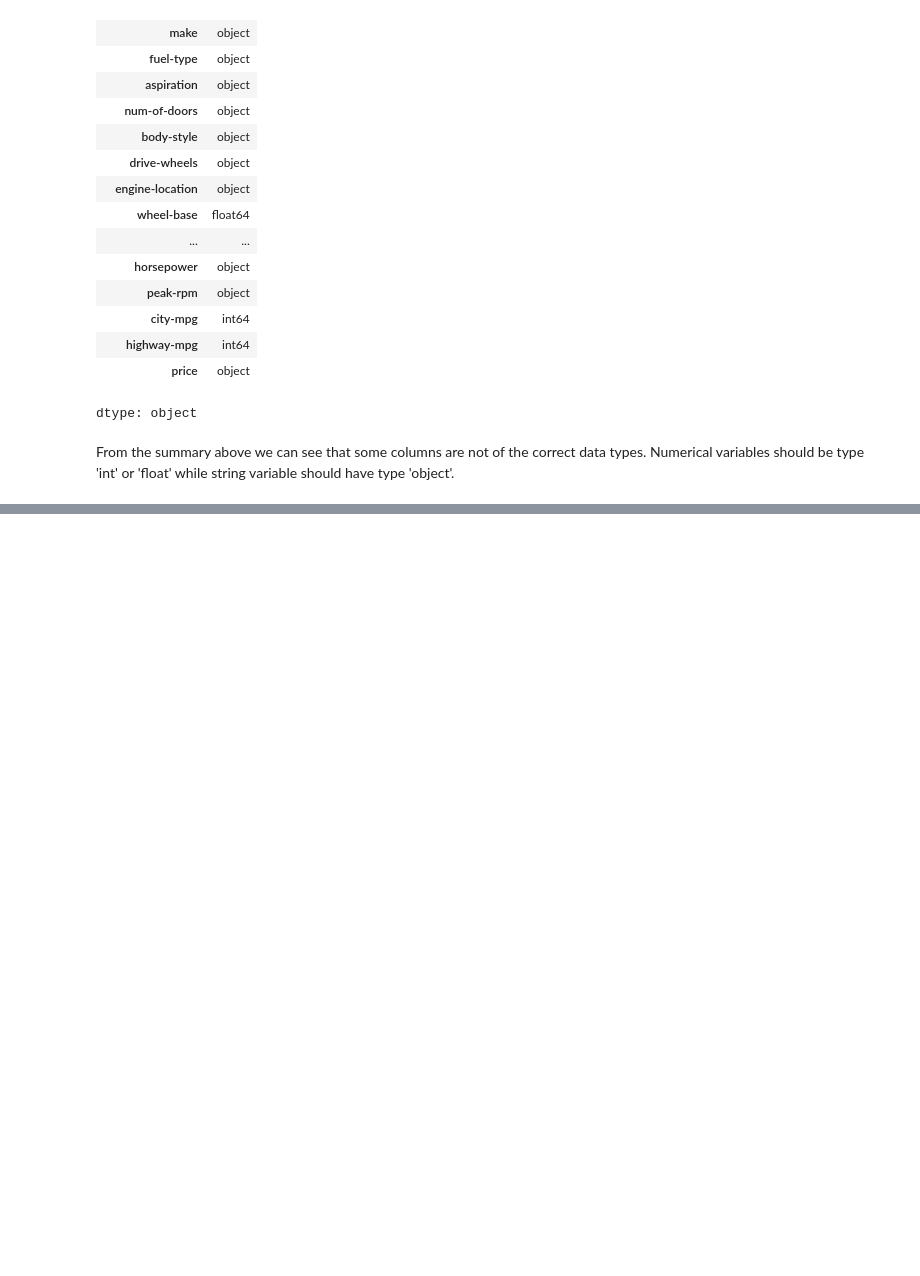
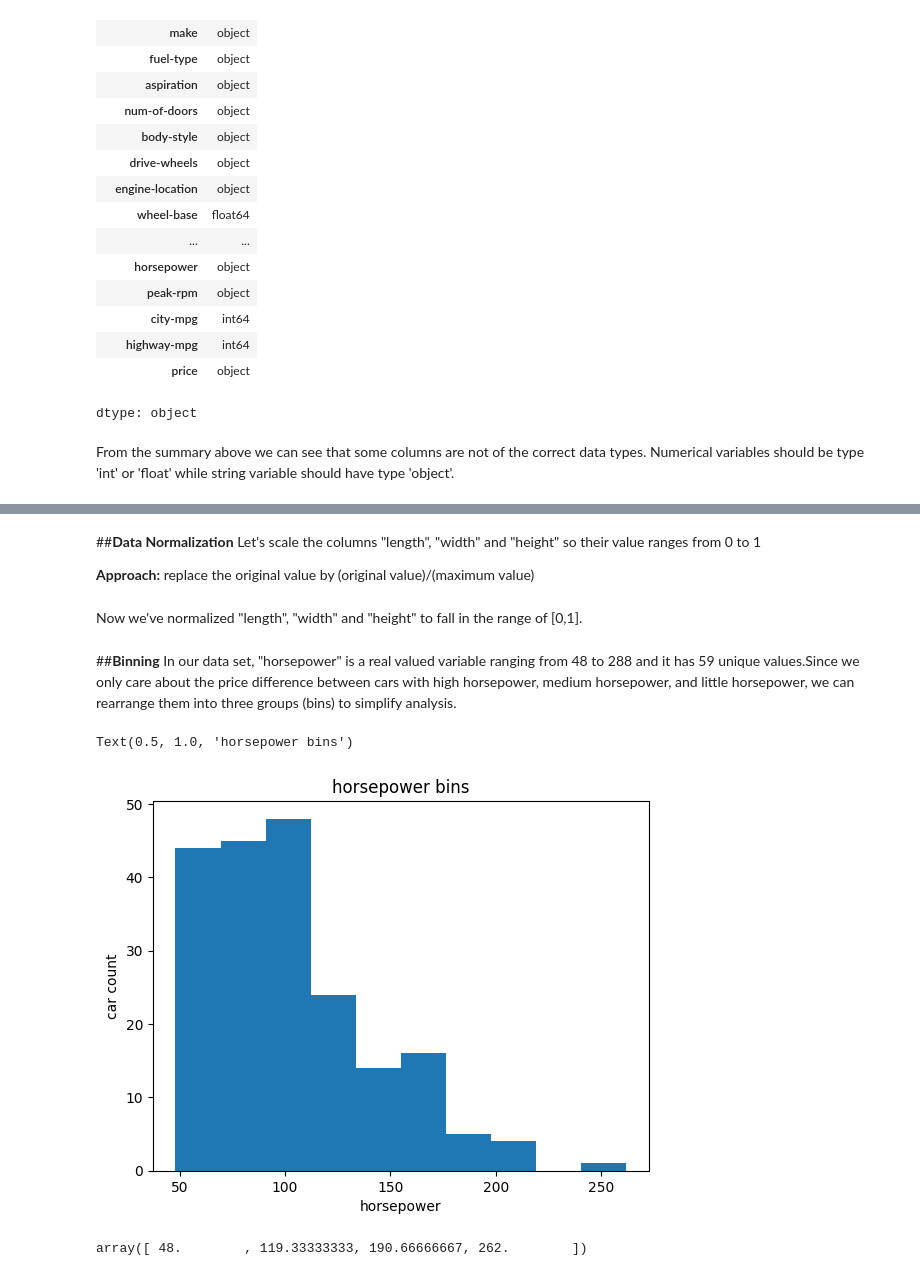
Before and after one commit to Rubieskyama/Data-Science-Ecosystem, a Jupyter notebook: Data Analytics with Python/Used_cars_pricing_analyzer.ipynb, the cells around one changed output, grey strips where cells are left out. Cells and saved outputs as stored; diff of their text form; code cells hidden in the pictures; blank space fills up the shorter version.

Commit message:
Standardization, Normalization, Binning, Indicator variables

```diff
--- a/Data Analytics with Python/Used_cars_pricing_analyzer.ipynb
+++ b/Data Analytics with Python/Used_cars_pricing_analyzer.ipynb
@@ -224,0 +239,6 @@ dtype: object
+# %%
+#convert mpg to L/100km
+df['city-mpg'] = 235/df['city-mpg']
+df['highway-mpg'] = 235/df['highway-mpg']
+#rename the column to "city-L/100km" and "highway-L/100km"
+df.rename(columns={'city-mpg':'city-L/100km', 'highway-mpg':'highway-L/100km'}, inplace=True)
@@ -224,0 +255,32 @@ dtype: object
+# %% [markdown]
+##**Data Normalization**
+Let's scale the columns "length", "width" and "height" so their value ranges from 0 to 1
+
+**Approach:** replace the original value by (original value)/(maximum value)
+# %%
+#replace the original value by (original value)/(maximum value)
+df['length'] = df['length']/df['length'].max()
+df['width'] = df['width']/df['width'].max()
+df['height'] = df['height']/df['height'].max()
+# %% [markdown]
+Now we've normalized "length", "width" and "height" to fall in the range of [0,1].
+# %% [markdown]
+##**Binning**
+In our data set, "horsepower" is a real valued variable ranging from 48 to 288 and it has 59 unique values.Since we only care about the price difference between cars with high horsepower, medium horsepower, and little horsepower, we can rearrange them into three groups (bins) to simplify analysis.
+# %%
+#plot histogram to see distribution of horsepower
+plt.pyplot.hist(df['horsepower'])
+
+#set x and y label as well as title
+plt.pyplot.xlabel('horsepower')
+plt.pyplot.ylabel('car count')
+plt.pyplot.title('horsepower bins')
+# %% [output]
+Text(0.5, 1.0, 'horsepower bins')
+[figure, added]
+# %%
+#create a bin array with a minimum value to a maximum value and 4 numbers generated
+bins = np.linspace(df['horsepower'].min(),df['horsepower'].max(),4)
+bins
+# %% [output]
+array([ 48.        , 119.33333333, 190.66666667, 262.        ])
```
Also changed, not shown: parts of 19 cells of this notebook.
